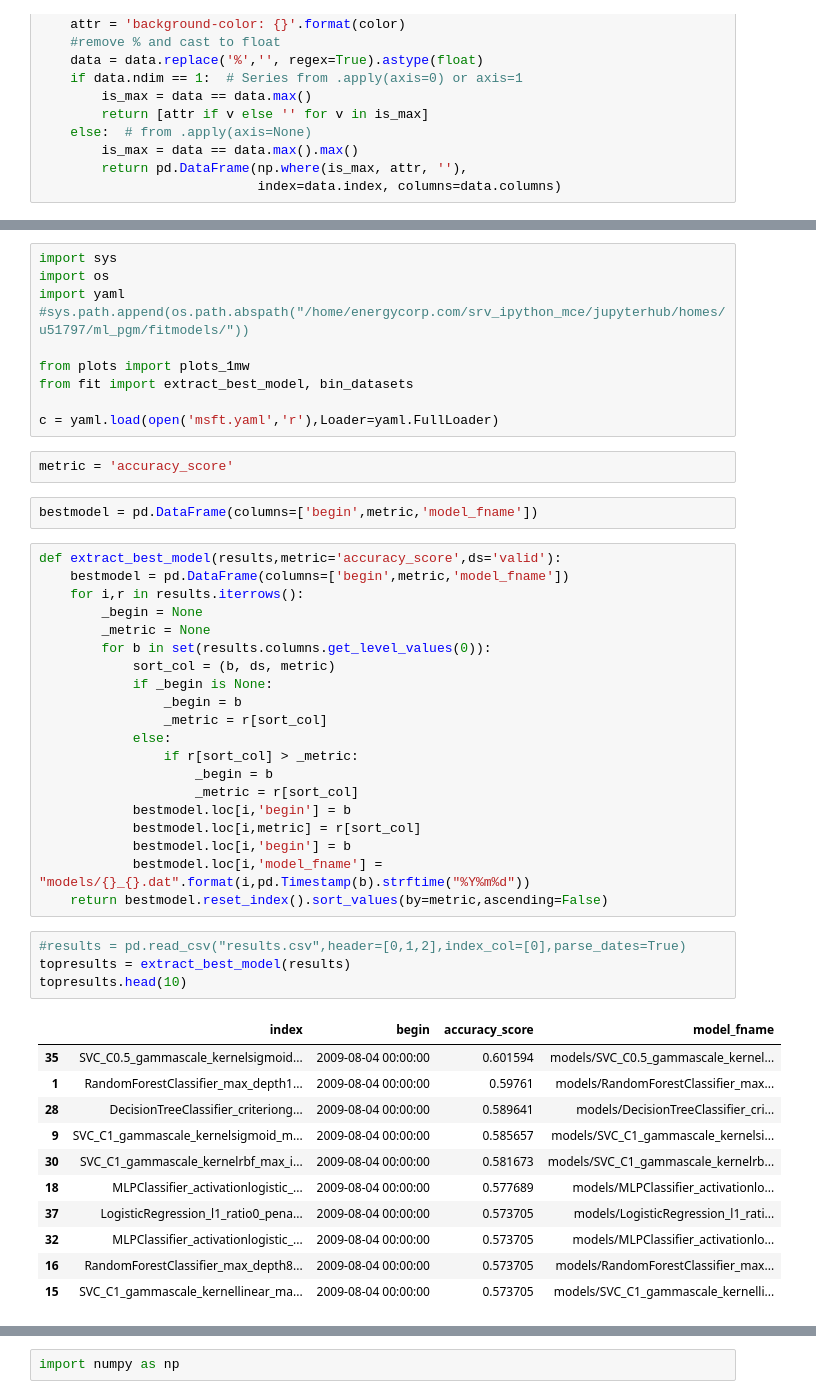
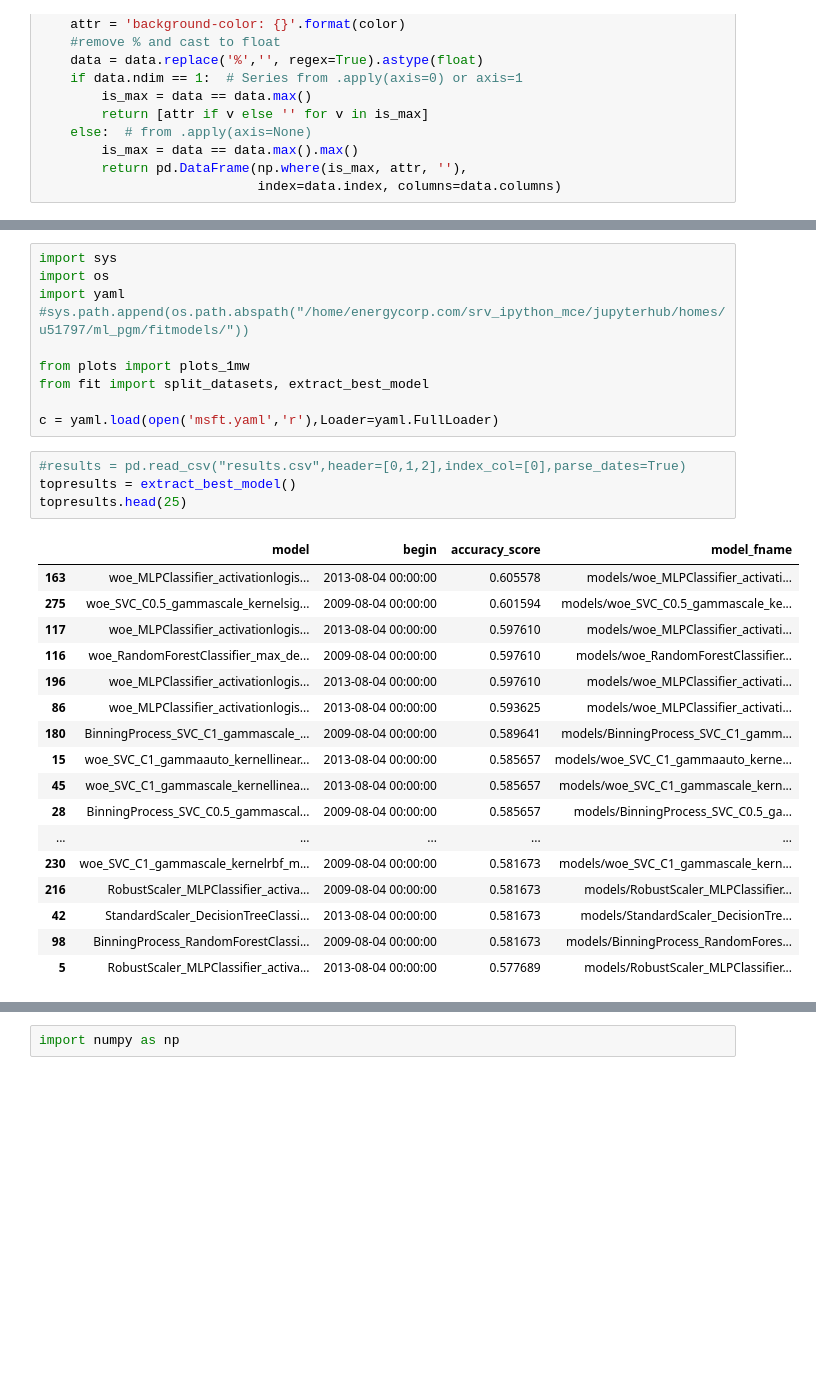
Before and after one commit to simfrep/ml_pipeline, a Jupyter notebook: examples/03_Results.ipynb, the cells around one changed output, grey strips where cells are left out. Saved outputs shown, nothing was run; the diff lists cells and outputs as text; blank space fills up the shorter version.

```diff
--- a/examples/03_Results.ipynb
+++ b/examples/03_Results.ipynb
@@ -58,49 +27,31 @@ import yaml
 #sys.path.append(os.path.abspath("/home/energycorp.com/srv_ipython_mce/jupyterhub/homes/u51797/ml_pgm/fitmodels/"))
 
 from plots import plots_1mw
-from fit import extract_best_model, bin_datasets
+from fit import split_datasets, extract_best_model
 
 c = yaml.load(open('msft.yaml','r'),Loader=yaml.FullLoader)
-# %%
-metric = 'accuracy_score'
-# %%
-bestmodel = pd.DataFrame(columns=['begin',metric,'model_fname'])
-# %%
-def extract_best_model(results,metric='accuracy_score',ds='valid'):
-    bestmodel = pd.DataFrame(columns=['begin',metric,'model_fname'])
-    for i,r in results.iterrows():
-        _begin = None
-        _metric = None
-        for b in set(results.columns.get_level_values(0)):
-            sort_col = (b, ds, metric)
-            if _begin is None:
-                _begin = b
-                _metric = r[sort_col]
-            else:
-                if r[sort_col] > _metric:
-                    _begin = b
-                    _metric = r[sort_col]
-            bestmodel.loc[i,'begin'] = b
-            bestmodel.loc[i,metric] = r[sort_col]
-            bestmodel.loc[i,'begin'] = b
-            bestmodel.loc[i,'model_fname'] = "models/{}_{}.dat".format(i,pd.Timestamp(b).strftime("%Y%m%d"))
-    return bestmodel.reset_index().sort_values(by=metric,ascending=False)
 # %%
 #results = pd.read_csv("results.csv",header=[0,1,2],index_col=[0],parse_dates=True)
-topresults = extract_best_model(results)
-topresults.head(10)
+topresults = extract_best_model()
+topresults.head(25)
 # %% [output]
-|  | index | begin | accuracy_score | model_fname |
-| 35 | SVC_C0.5_gammascale_kernelsigmoid... | 2009-08-04 00:00:00 | 0.601594 | models/SVC_C0.5_gammascale_kernel... |
-| 1 | RandomForestClassifier_max_depth1... | 2009-08-04 00:00:00 | 0.59761 | models/RandomForestClassifier_max... |
-| 28 | DecisionTreeClassifier_criteriong... | 2009-08-04 00:00:00 | 0.589641 | models/DecisionTreeClassifier_cri... |
-| 9 | SVC_C1_gammascale_kernelsigmoid_m... | 2009-08-04 00:00:00 | 0.585657 | models/SVC_C1_gammascale_kernelsi... |
-| 30 | SVC_C1_gammascale_kernelrbf_max_i... | 2009-08-04 00:00:00 | 0.581673 | models/SVC_C1_gammascale_kernelrb... |
-| 18 | MLPClassifier_activationlogistic_... | 2009-08-04 00:00:00 | 0.577689 | models/MLPClassifier_activationlo... |
-| 37 | LogisticRegression_l1_ratio0_pena... | 2009-08-04 00:00:00 | 0.573705 | models/LogisticRegression_l1_rati... |
-| 32 | MLPClassifier_activationlogistic_... | 2009-08-04 00:00:00 | 0.573705 | models/MLPClassifier_activationlo... |
-| 16 | RandomForestClassifier_max_depth8... | 2009-08-04 00:00:00 | 0.573705 | models/RandomForestClassifier_max... |
-| 15 | SVC_C1_gammascale_kernellinear_ma... | 2009-08-04 00:00:00 | 0.573705 | models/SVC_C1_gammascale_kernelli... |
+|  | model | begin | accuracy_score | model_fname |
+| 163 | woe_MLPClassifier_activationlogis... | 2013-08-04 00:00:00 | 0.605578 | models/woe_MLPClassifier_activati... |
+| 275 | woe_SVC_C0.5_gammascale_kernelsig... | 2009-08-04 00:00:00 | 0.601594 | models/woe_SVC_C0.5_gammascale_ke... |
+| 117 | woe_MLPClassifier_activationlogis... | 2013-08-04 00:00:00 | 0.597610 | models/woe_MLPClassifier_activati... |
+| 116 | woe_RandomForestClassifier_max_de... | 2009-08-04 00:00:00 | 0.597610 | models/woe_RandomForestClassifier... |
+| 196 | woe_MLPClassifier_activationlogis... | 2013-08-04 00:00:00 | 0.597610 | models/woe_MLPClassifier_activati... |
+| 86 | woe_MLPClassifier_activationlogis... | 2013-08-04 00:00:00 | 0.593625 | models/woe_MLPClassifier_activati... |
+| 180 | BinningProcess_SVC_C1_gammascale_... | 2009-08-04 00:00:00 | 0.589641 | models/BinningProcess_SVC_C1_gamm... |
+| 15 | woe_SVC_C1_gammaauto_kernellinear... | 2013-08-04 00:00:00 | 0.585657 | models/woe_SVC_C1_gammaauto_kerne... |
+| 45 | woe_SVC_C1_gammascale_kernellinea... | 2013-08-04 00:00:00 | 0.585657 | models/woe_SVC_C1_gammascale_kern... |
+| 28 | BinningProcess_SVC_C0.5_gammascal... | 2009-08-04 00:00:00 | 0.585657 | models/BinningProcess_SVC_C0.5_ga... |
+| ... | ... | ... | ... | ... |
+| 230 | woe_SVC_C1_gammascale_kernelrbf_m... | 2009-08-04 00:00:00 | 0.581673 | models/woe_SVC_C1_gammascale_kern... |
+| 216 | RobustScaler_MLPClassifier_activa... | 2009-08-04 00:00:00 | 0.581673 | models/RobustScaler_MLPClassifier... |
+| 42 | StandardScaler_DecisionTreeClassi... | 2013-08-04 00:00:00 | 0.581673 | models/StandardScaler_DecisionTre... |
+| 98 | BinningProcess_RandomForestClassi... | 2009-08-04 00:00:00 | 0.581673 | models/BinningProcess_RandomFores... |
+| 5 | RobustScaler_MLPClassifier_activa... | 2013-08-04 00:00:00 | 0.577689 | models/RobustScaler_MLPClassifier... |
 # %%
 import joblib
 
```
Also changed, not shown: parts of 15 cells of this notebook, 6 other files.
